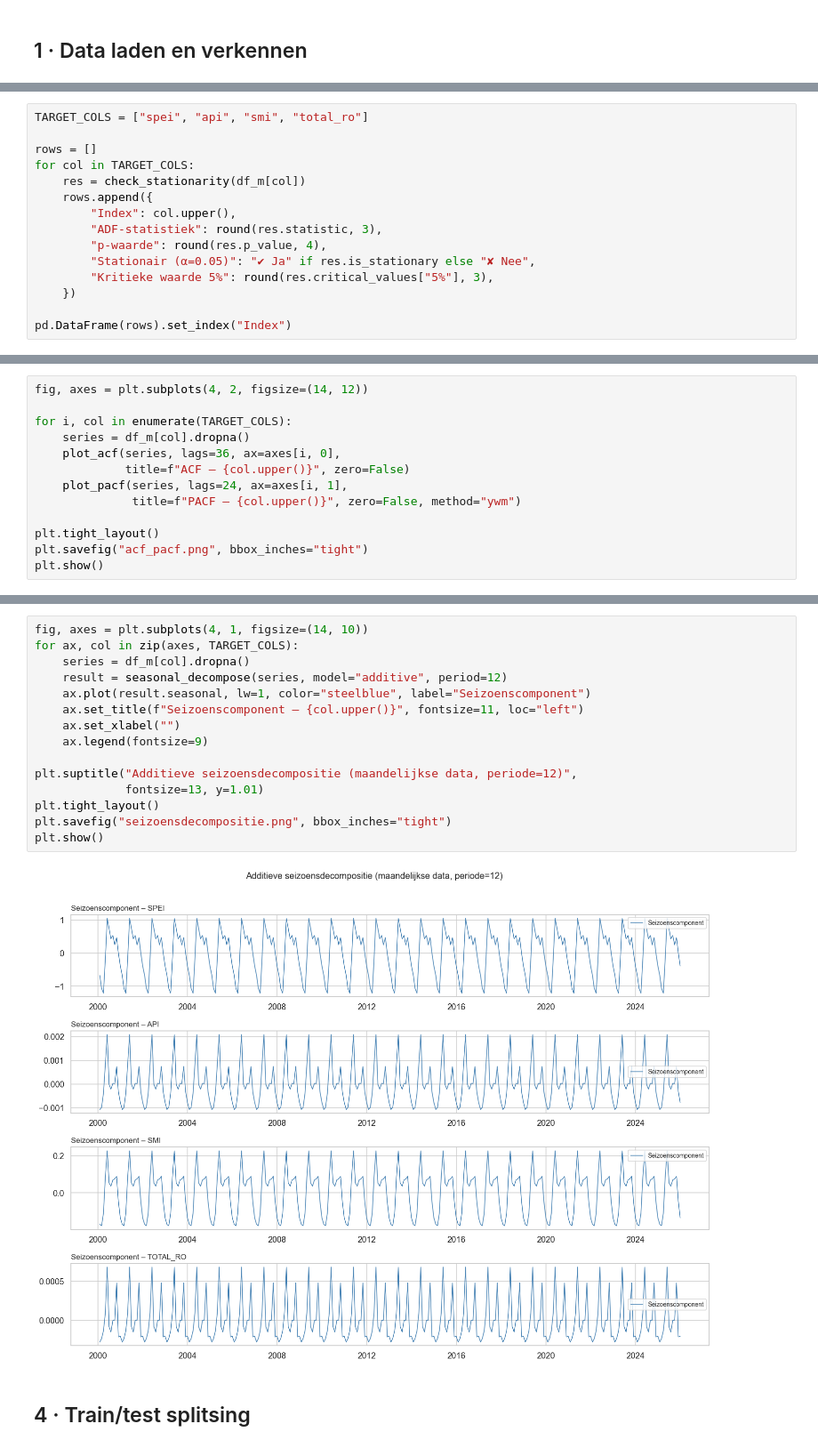
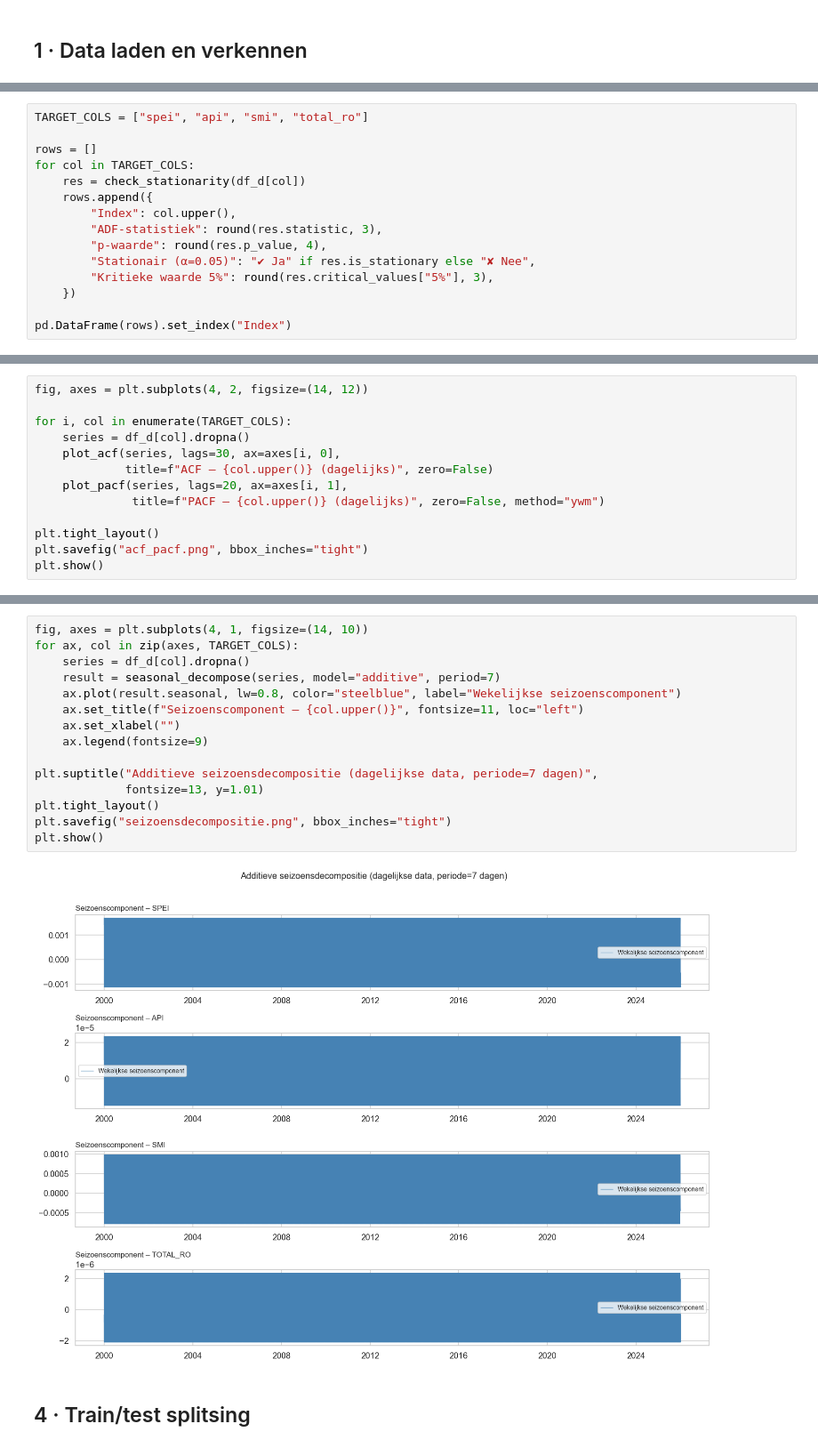
Before and after one commit to lalutir/datalab-v, a Jupyter notebook: notebooks/02_risk_modelling.ipynb, the cells around one changed output, grey strips where cells are left out. Shown at 89% size. Drawn from its saved outputs; the diff is of its cells as text.

Commit message:
Data vergelijking

```diff
--- a/notebooks/02_risk_modelling.ipynb
+++ b/notebooks/02_risk_modelling.ipynb
@@ -125,7 +123,7 @@ TARGET_COLS = ["spei", "api", "smi", "total_ro"]
 
 rows = []
 for col in TARGET_COLS:
-    res = check_stationarity(df_m[col])
+    res = check_stationarity(df_d[col])
     rows.append({
         "Index": col.upper(),
         "ADF-statistiek": round(res.statistic, 3),
@@ -153,11 +152,11 @@ jaarlijkse seizoenscyclus.
 fig, axes = plt.subplots(4, 2, figsize=(14, 12))
 
 for i, col in enumerate(TARGET_COLS):
-    series = df_m[col].dropna()
-    plot_acf(series, lags=36, ax=axes[i, 0],
-             title=f"ACF – {col.upper()}", zero=False)
-    plot_pacf(series, lags=24, ax=axes[i, 1],
-              title=f"PACF – {col.upper()}", zero=False, method="ywm")
+    series = df_d[col].dropna()
+    plot_acf(series, lags=30, ax=axes[i, 0],
+             title=f"ACF – {col.upper()} (dagelijks)", zero=False)
+    plot_pacf(series, lags=20, ax=axes[i, 1],
+              title=f"PACF – {col.upper()} (dagelijks)", zero=False, method="ywm")
 
 plt.tight_layout()
 plt.savefig("acf_pacf.png", bbox_inches="tight")
@@ -167,20 +166,20 @@ plt.show()
 # %%
 fig, axes = plt.subplots(4, 1, figsize=(14, 10))
 for ax, col in zip(axes, TARGET_COLS):
-    series = df_m[col].dropna()
-    result = seasonal_decompose(series, model="additive", period=12)
-    ax.plot(result.seasonal, lw=1, color="steelblue", label="Seizoenscomponent")
+    series = df_d[col].dropna()
+    result = seasonal_decompose(series, model="additive", period=7)
+    ax.plot(result.seasonal, lw=0.8, color="steelblue", label="Wekelijkse seizoenscomponent")
     ax.set_title(f"Seizoenscomponent – {col.upper()}", fontsize=11, loc="left")
     ax.set_xlabel("")
     ax.legend(fontsize=9)
 
-plt.suptitle("Additieve seizoensdecompositie (maandelijkse data, periode=12)",
+plt.suptitle("Additieve seizoensdecompositie (dagelijkse data, periode=7 dagen)",
              fontsize=13, y=1.01)
 plt.tight_layout()
 plt.savefig("seizoensdecompositie.png", bbox_inches="tight")
 plt.show()
 # %% [output]
-[figure, old version]
+[figure, new version]
 # %% [markdown]
 ## 4 · Train/test splitsing
 # %%
```
Also changed, not shown: parts of 39 cells of this notebook, 20 other files.
